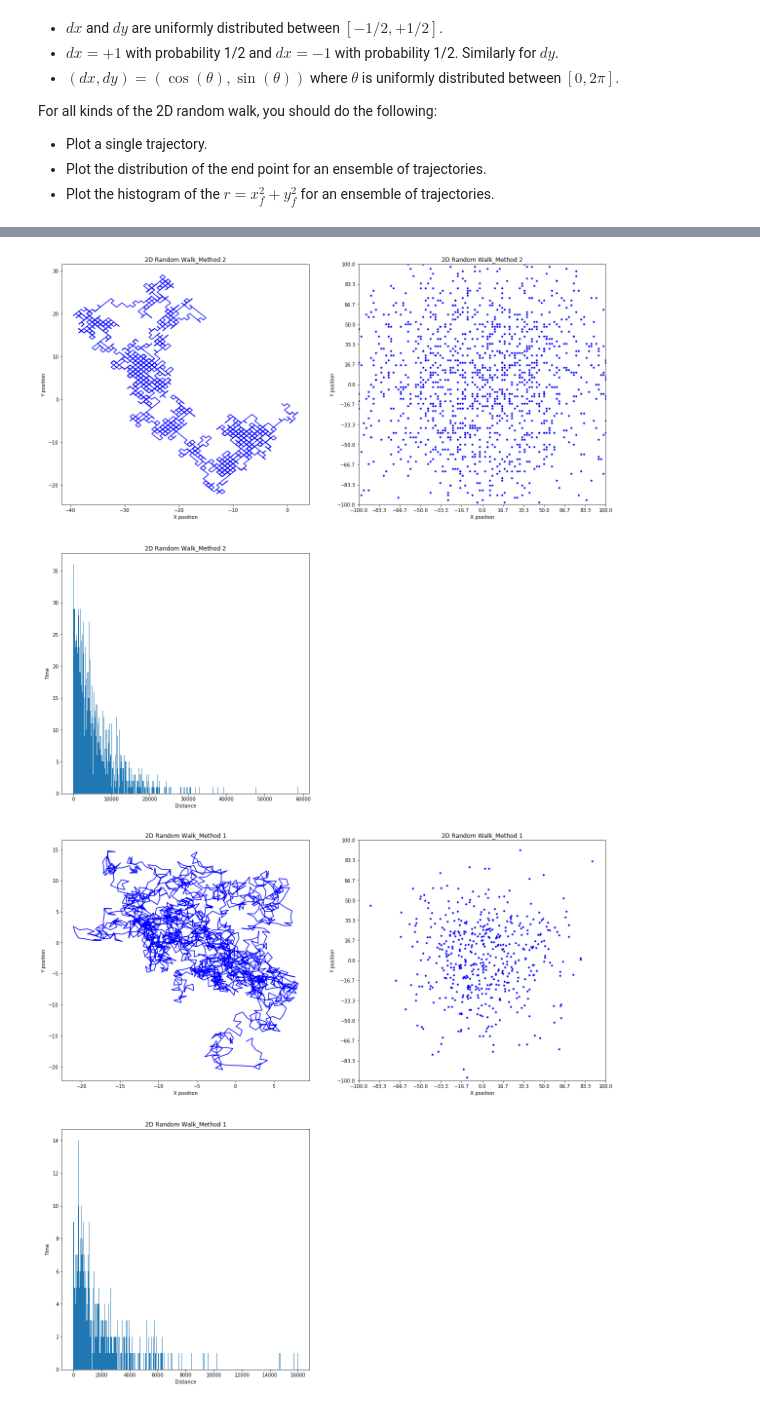
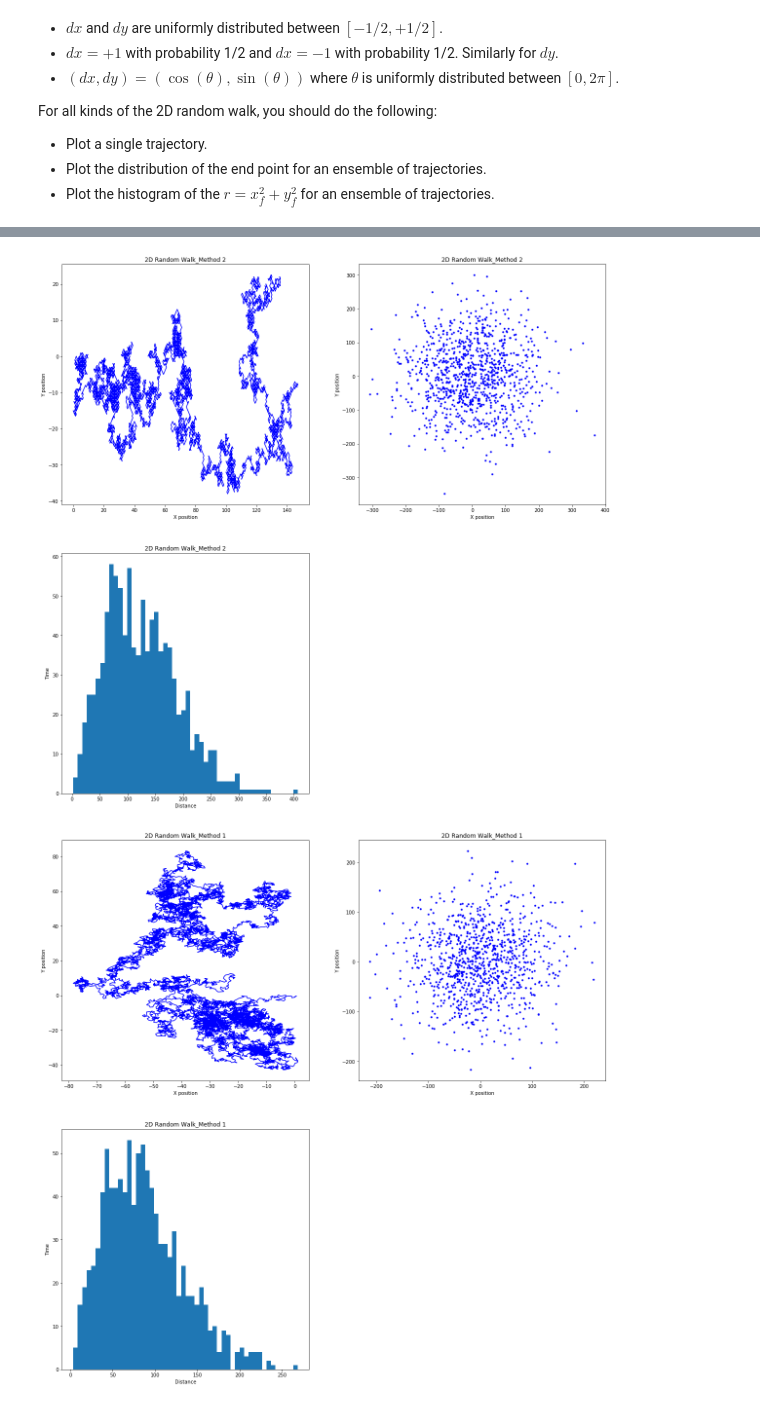
Before and after one commit to NTHU-Phys-Qubit/hw1-SamHuang235, a Jupyter notebook: Problem-2.ipynb, the cells around one changed output, grey strips where cells are left out. Drawn from its saved outputs; the diff is of its cells as text; code cells hidden in the pictures.

```diff
--- a/Problem-2.ipynb
+++ b/Problem-2.ipynb
@@ -14,10 +14,9 @@ For all kinds of the 2D random walk, you should do the following:
 * Plot the distribution of the end point for an ensemble of trajectories.
 * Plot the histogram of the $r=x^2_f+y^2_f$ for an ensemble of trajectories.
 # %%
-n = 500
-t = 2000
-m = 500
-size = 100
+n = 1000 # 總粒子數
+t = 10000 # 飄移次數
+m = 50
 x1 = np.zeros([t]) # 追蹤單顆粒子x位置的路徑
 y1 = np.zeros([t]) # 追蹤單顆粒子y位置的路徑
 x = np.zeros([n]) # 每次Random Walk N次後，x最後的位置
@@ -39,7 +38,7 @@ for i in range(t):
         x1[i] = x1[i-1] + a
         y1[i] = y1[i-1] + b
 for i in range(n):
-    xy[i] = x[i]*x[i] + y[i]*y[i]
+    xy[i] = (x[i]*x[i] + y[i]*y[i])**(1/2)
 plt.figure(figsize=(20, 20))
 plt.subplot(2,2,1)
 plt.plot(x1,y1,'b')
@@ -51,10 +50,6 @@ plt.plot(x,y,'.b')
 plt.title("2D Random Walk_Method 1")
 plt.xlabel('X position')
 plt.ylabel('Y position')
-plt.xlim(-size, size)
-plt.ylim(-size, size)
-plt.xticks(np.linspace(-size, size, 13, endpoint=True))
-plt.yticks(np.linspace(-size, size, 13, endpoint=True))
 plt.subplot(2,2,3)
 plt.hist(xy, bins= m)
 plt.title("2D Random Walk_Method 1")
@@ -66,8 +61,7 @@ plt.show()
 # %%
-n = 1500
-t = 3000
-m = 500
-size = 100
+n = 1000 #總粒子數
+t = 10000 # 飄移次數
+m = 50
 x1 = np.zeros([t]) # 追蹤單顆粒子x位置的路徑
 y1 = np.zeros([t]) # 追蹤單顆粒子y位置的路徑
 x = np.zeros([n]) # 每次Random Walk N次後，x最後的位置
@@ -119,7 +113,7 @@ for i in range(t):
             x1[i] = x1[i-1] - 0.5
             y1[i] = y1[i-1] - 0.5
 for i in range(n):
-    xy[i] = x[i]*x[i] + y[i]*y[i]
+    xy[i] = ( x[i]*x[i] + y[i]*y[i] )**(1/2)
 plt.figure(figsize=(20, 20))
 plt.subplot(2,2,1)
 plt.plot(x1,y1,'b')
@@ -131,10 +125,6 @@ plt.plot(x,y,'.b')
 plt.title("2D Random Walk_Method 2")
 plt.xlabel('X position')
 plt.ylabel('Y position')
-plt.xlim(-size, size)
-plt.ylim(-size, size)
-plt.xticks(np.linspace(-size, size, 13, endpoint=True))
-plt.yticks(np.linspace(-size, size, 13, endpoint=True))
 plt.subplot(2,2,3)
 plt.hist(xy, bins= m)
 plt.title("2D Random Walk_Method 2")
@@ -142,12 +132,11 @@ plt.xlabel('Distance')
 plt.ylabel('Time')
 plt.show()
 # %% [output]
-[figure, old version]
+[figure, new version]
 # %%
-n = 500
-t = 2000
-m = 500
-size = 100
+n = 1000 # 總粒子數
+t = 10000 # 位移次數
+m = 50
 x1 = np.zeros([t]) # 追蹤單顆粒子x位置的路徑
 y1 = np.zeros([t]) # 追蹤單顆粒子y位置的路徑
 x = np.zeros([n]) # 每次Random Walk N次後，x最後的位置
@@ -158,36 +147,32 @@ for i in range(n): #記錄每顆粒子最後的位置
         a = np.random.random()*2*np.pi
         x[i] = x[i] + np.cos(a)
         y[i] = y[i] + np.sin(a)
 for i in range(t): #紀錄單一粒子的軌跡
     a = np.random.random()*2*np.pi
     if i == 0:
         x1[i] = np.cos(a)
         y1[i] = np.sin(a)
     else:
         x1[i] = x1[i-1] + np.cos(a)
         y1[i] = y1[i-1] + np.sin(a)
 for i in range(n):
-    xy[i] = x[i]*x[i] + y[i]*y[i]
+    xy[i] = ( x[i]*x[i] + y[i]*y[i] )**(1/2)
 plt.figure(figsize=(20, 20))
 plt.subplot(2,2,1)
 plt.plot(x1,y1,'b')
 plt.title("2D Random Walk_Method 1")
 plt.xlabel('X position')
 plt.ylabel('Y position')
 plt.subplot(2,2,2)
 plt.plot(x,y,'.b')
 plt.title("2D Random Walk_Method 1")
 plt.xlabel('X position')
 plt.ylabel('Y position')
-plt.xlim(-size, size)
-plt.ylim(-size, size)
-plt.xticks(np.linspace(-size, size, 13, endpoint=True))
-plt.yticks(np.linspace(-size, size, 13, endpoint=True))
 plt.subplot(2,2,3)
 plt.hist(xy, bins= m)
 plt.title("2D Random Walk_Method 1")
 plt.xlabel('Distance')
 plt.ylabel('Time')
 plt.show()
 # %% [output]
-[figure, old version]
+[figure, new version]
```
Also changed, not shown: parts of 2 cells of this notebook, 1 other file.
